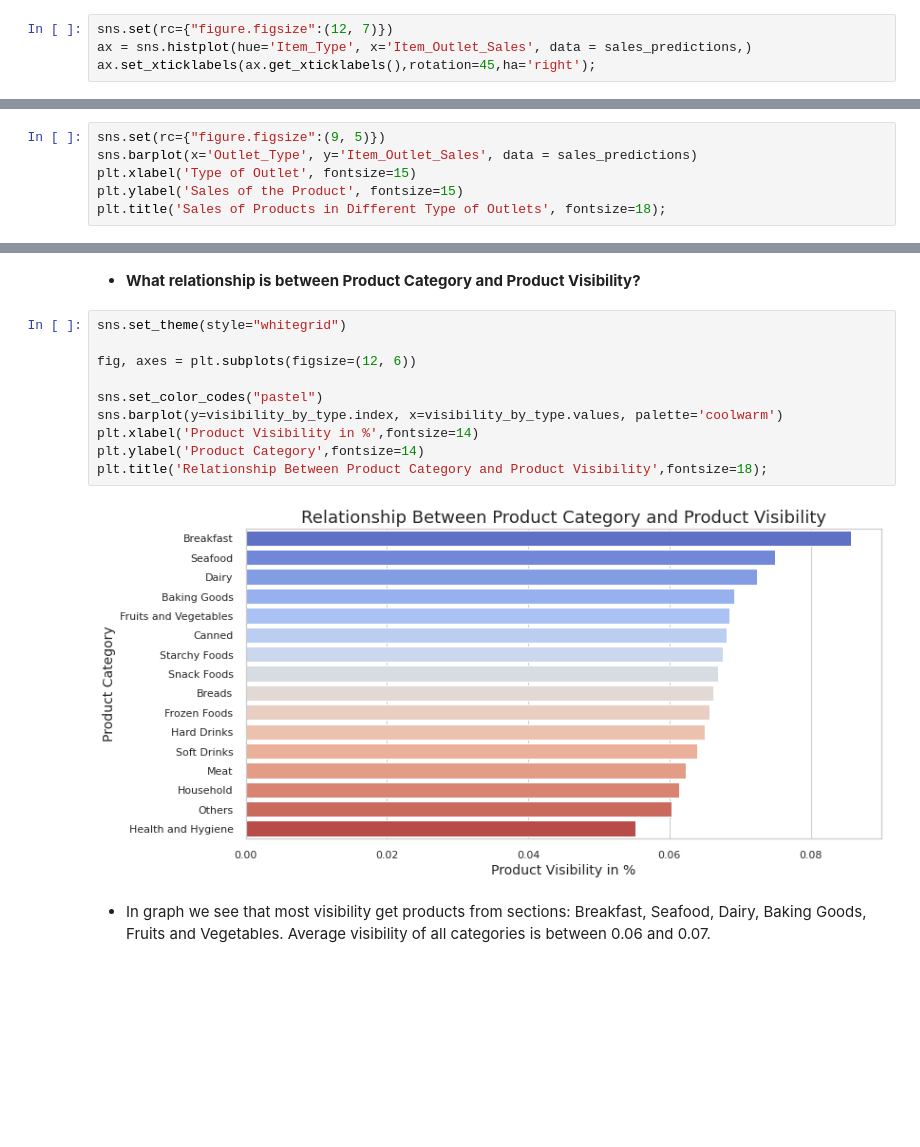
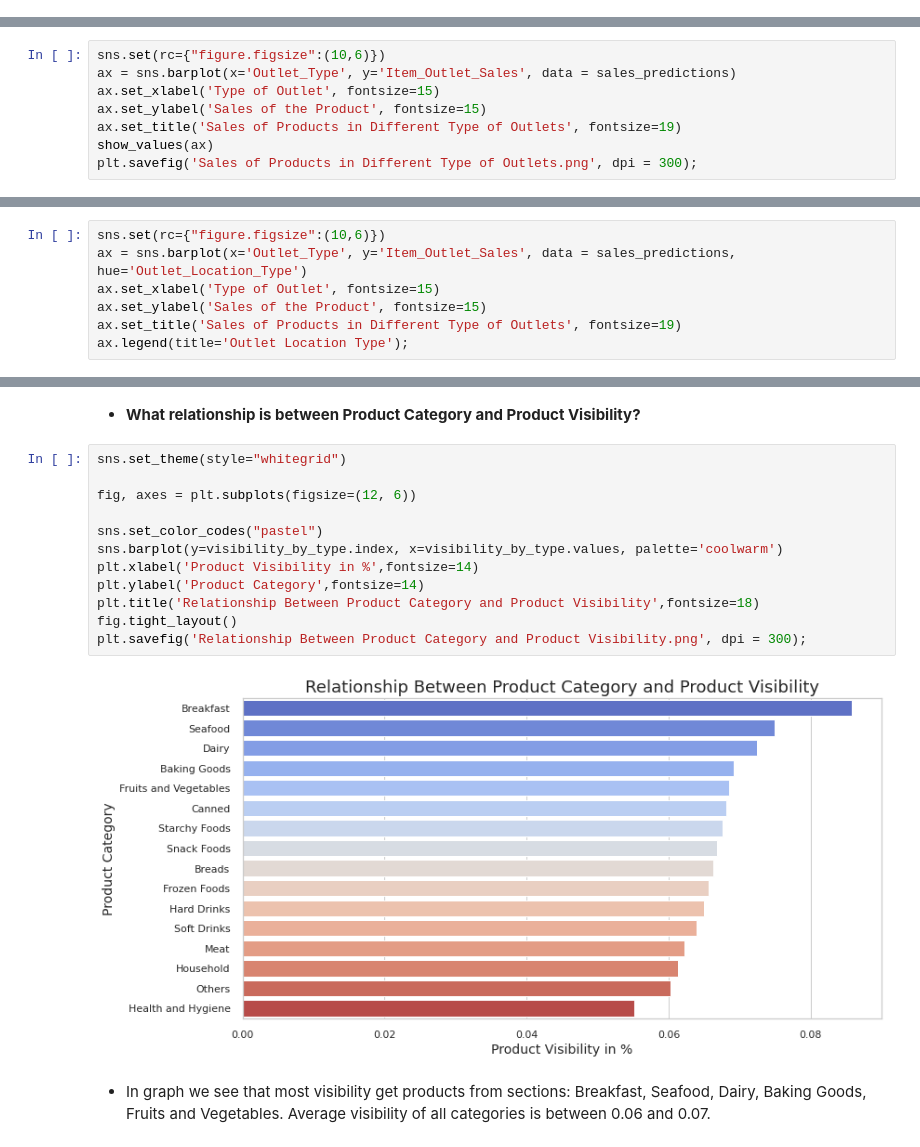
Before and after one commit to AliyevaO/sales-predictions, a Jupyter notebook: Project_1_Final.ipynb, the cells around one changed output, grey strips where cells are left out. Saved outputs shown, nothing was run; the diff lists cells and outputs as text; blank space fills up the shorter version.

```diff
--- a/Project_1_Final.ipynb
+++ b/Project_1_Final.ipynb
@@ -261,7 +256,3 @@ ax = sns.boxplot(x='Item_Type', y='Item_Outlet_Sales', data = sales_predictions,
 ax.set_xticklabels(ax.get_xticklabels(),rotation=45,ha='right');
 # %% [output]
 [figure]
-# %%
-sns.set(rc={"figure.figsize":(12, 7)})
-ax = sns.histplot(hue='Item_Type', x='Item_Outlet_Sales', data = sales_predictions,)
-ax.set_xticklabels(ax.get_xticklabels(),rotation=45,ha='right');
@@ -272,9 +283,11 @@ ax.set_xticklabels(ax.get_xticklabels(),rotation=45,ha='right');
 # %% [markdown]
 * **Is there any connection beetween Sales of products and Type of the Outlet?**
 # %%
-sns.set(rc={"figure.figsize":(9, 5)})
-sns.barplot(x='Outlet_Type', y='Item_Outlet_Sales', data = sales_predictions)
-plt.xlabel('Type of Outlet', fontsize=15)
-plt.ylabel('Sales of the Product', fontsize=15)
-plt.title('Sales of Products in Different Type of Outlets', fontsize=18);
+sns.set(rc={"figure.figsize":(10,6)})
+ax = sns.barplot(x='Outlet_Type', y='Item_Outlet_Sales', data = sales_predictions)
+ax.set_xlabel('Type of Outlet', fontsize=15)
+ax.set_ylabel('Sales of the Product', fontsize=15)
+ax.set_title('Sales of Products in Different Type of Outlets', fontsize=19)
+show_values(ax)
+plt.savefig('Sales of Products in Different Type of Outlets.png', dpi = 300);
 # %% [output]
@@ -283,0 +299,7 @@ plt.title('Sales of Products in Different Type of Outlets', fontsize=18);
+# %%
+sns.set(rc={"figure.figsize":(10,6)})
+ax = sns.barplot(x='Outlet_Type', y='Item_Outlet_Sales', data = sales_predictions, hue='Outlet_Location_Type')
+ax.set_xlabel('Type of Outlet', fontsize=15)
+ax.set_ylabel('Sales of the Product', fontsize=15)
+ax.set_title('Sales of Products in Different Type of Outlets', fontsize=19)
+ax.legend(title='Outlet Location Type');
@@ -289,15 +347,17 @@ visibility_by_type = sales_predictions.groupby('Item_Type')['Item_Visibility'].m
 # %%
 sns.set_theme(style="whitegrid")
 
 fig, axes = plt.subplots(figsize=(12, 6))
 
 sns.set_color_codes("pastel")
 sns.barplot(y=visibility_by_type.index, x=visibility_by_type.values, palette='coolwarm')
 plt.xlabel('Product Visibility in %',fontsize=14)
 plt.ylabel('Product Category',fontsize=14)
-plt.title('Relationship Between Product Category and Product Visibility',fontsize=18);
+plt.title('Relationship Between Product Category and Product Visibility',fontsize=18)
+fig.tight_layout()
+plt.savefig('Relationship Between Product Category and Product Visibility.png', dpi = 300);
 # %% [output]
-[figure, old version]
+[figure, new version]
 # %% [markdown]
 * In graph we see that most visibility get products  from sections: Breakfast, Seafood, Dairy, Baking Goods, Fruits and Vegetables. Average visibility of all categories is between 0.06 and 0.07.
 # %% [markdown]
```
Also changed, not shown: parts of 61 cells of this notebook.
